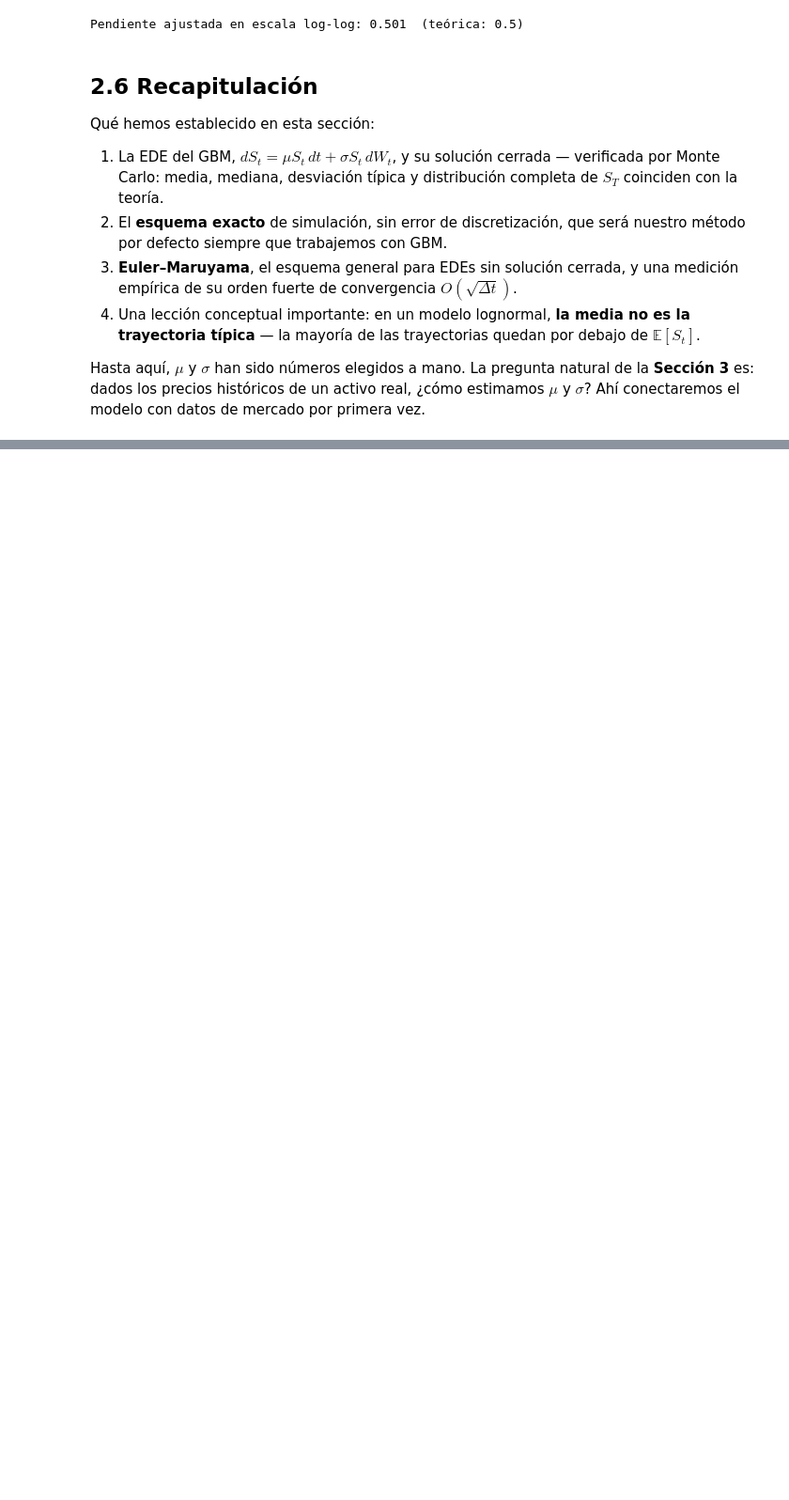
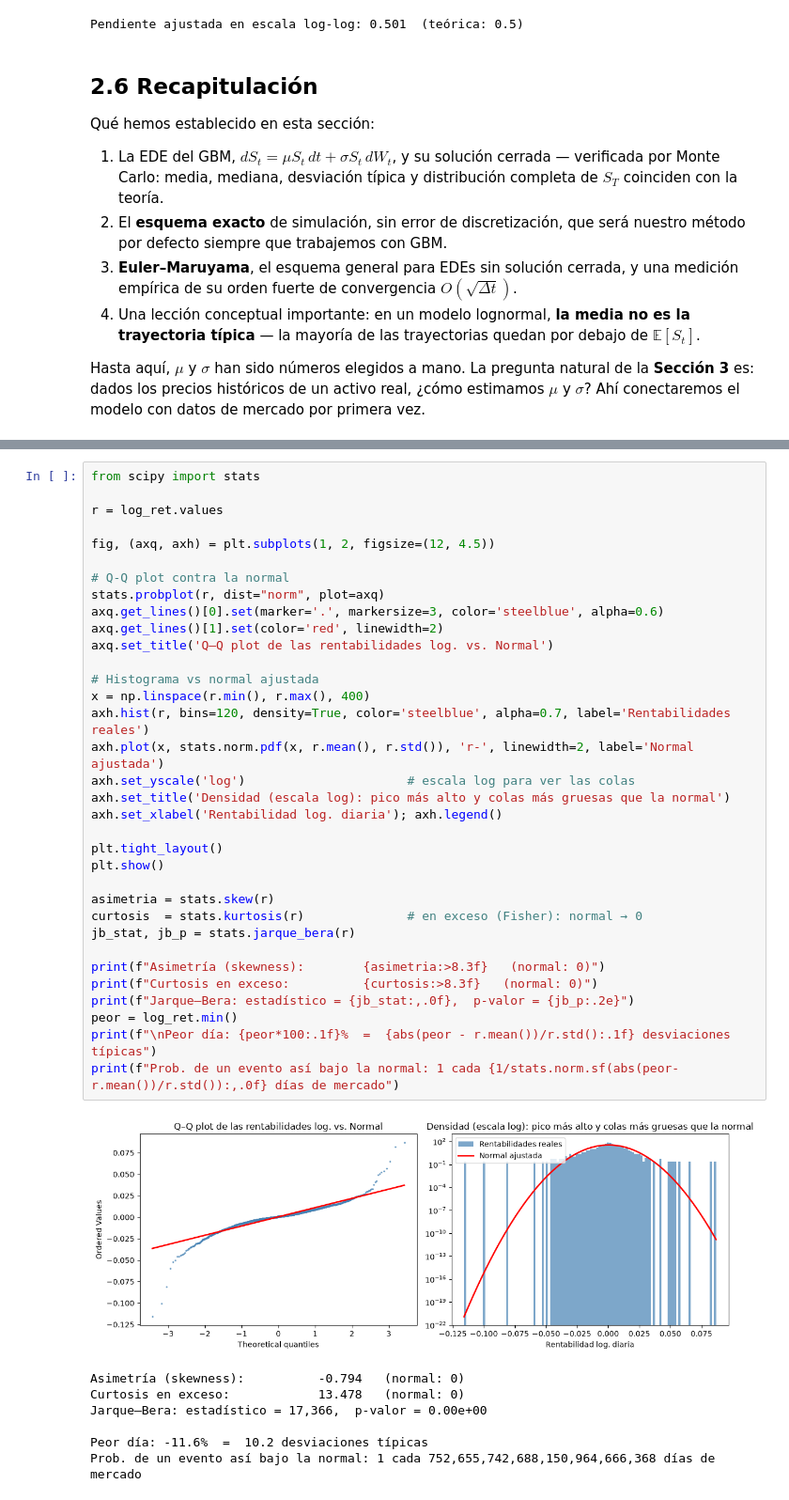
Before and after one commit to jorgeRL05/monte-carlo-quant, a Jupyter notebook: notebooks/modulo_02_gbm.ipynb, the cells around one changed output, grey strips where cells are left out. Shown at 94% size. Drawn from its saved outputs; the diff is of its cells as text; blank space fills up the shorter version.

```diff
--- a/notebooks/modulo_02_gbm.ipynb
+++ b/notebooks/modulo_02_gbm.ipynb
@@ -384,0 +640,42 @@ Hasta aquí, $\mu$ y $\sigma$ han sido números elegidos a mano. La pregunta nat
+# %%
+from scipy import stats
+
+r = log_ret.values
+
+fig, (axq, axh) = plt.subplots(1, 2, figsize=(12, 4.5))
+
+# Q-Q plot contra la normal
+stats.probplot(r, dist="norm", plot=axq)
+axq.get_lines()[0].set(marker='.', markersize=3, color='steelblue', alpha=0.6)
+axq.get_lines()[1].set(color='red', linewidth=2)
+axq.set_title('Q–Q plot de las rentabilidades log. vs. Normal')
+
+# Histograma vs normal ajustada
+x = np.linspace(r.min(), r.max(), 400)
+axh.hist(r, bins=120, density=True, color='steelblue', alpha=0.7, label='Rentabilidades reales')
+axh.plot(x, stats.norm.pdf(x, r.mean(), r.std()), 'r-', linewidth=2, label='Normal ajustada')
+axh.set_yscale('log')                      # escala log para ver las colas
+axh.set_title('Densidad (escala log): pico más alto y colas más gruesas que la normal')
+axh.set_xlabel('Rentabilidad log. diaria'); axh.legend()
+
+plt.tight_layout()
+plt.show()
+
+asimetria = stats.skew(r)
+curtosis  = stats.kurtosis(r)              # en exceso (Fisher): normal → 0
+jb_stat, jb_p = stats.jarque_bera(r)
+
+print(f"Asimetría (skewness):        {asimetria:>8.3f}   (normal: 0)")
+print(f"Curtosis en exceso:          {curtosis:>8.3f}   (normal: 0)")
+print(f"Jarque–Bera: estadístico = {jb_stat:,.0f},  p-valor = {jb_p:.2e}")
+peor = log_ret.min()
+print(f"\nPeor día: {peor*100:.1f}%  =  {abs(peor - r.mean())/r.std():.1f} desviaciones típicas")
+print(f"Prob. de un evento así bajo la normal: 1 cada {1/stats.norm.sf(abs(peor-r.mean())/r.std()):,.0f} días de mercado")
+# %% [output]
+[figure, added]
+Asimetría (skewness):          -0.794   (normal: 0)
+Curtosis en exceso:            13.478   (normal: 0)
+Jarque–Bera: estadístico = 17,366,  p-valor = 0.00e+00
+
+Peor día: -11.6%  =  10.2 desviaciones típicas
+Prob. de un evento así bajo la normal: 1 cada 752,655,742,688,150,964,666,368 días de mercado
```
Also changed, not shown: parts of 17 cells of this notebook, 1 other file.
